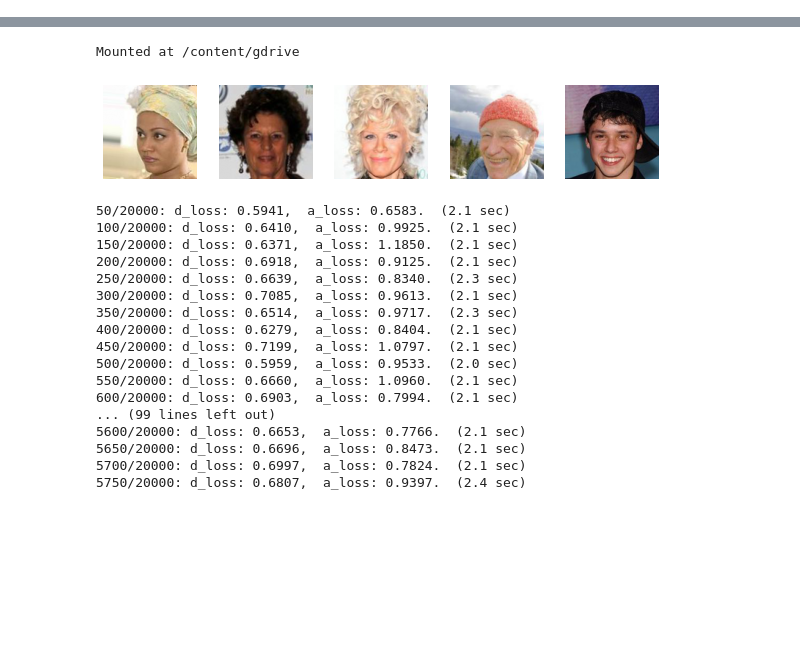
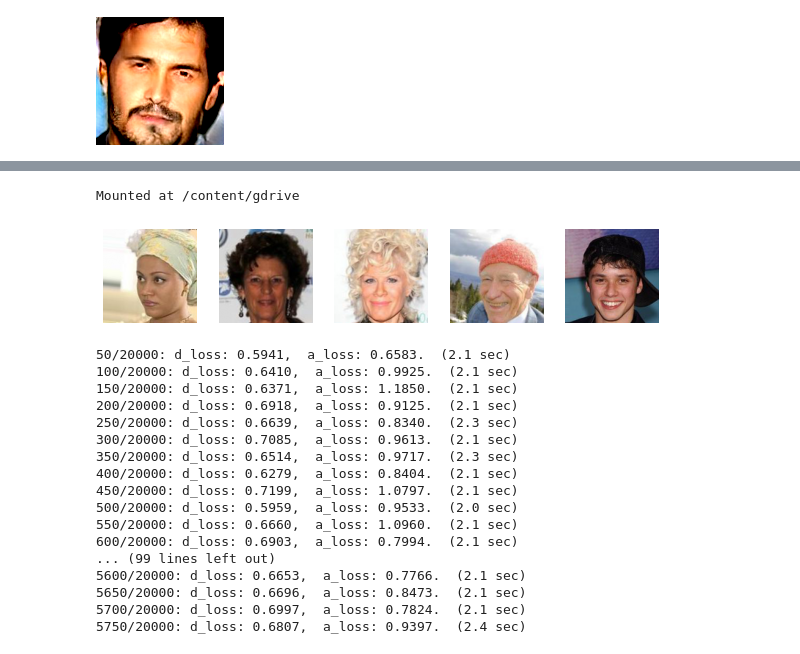
Before and after one commit to GrueneKatze/GANs, a Jupyter notebook: Face_generation.ipynb, the cells around one changed output, grey strips where cells are left out. Drawn from its saved outputs; the diff is of its cells as text; code cells hidden in the pictures; blank space fills up the shorter version.

```diff
--- a/Face_generation.ipynb
+++ b/Face_generation.ipynb
@@ -2,0 +86,21 @@
+# %%
+progan = hub.load("https://tfhub.dev/google/progan-128/1").signatures['default']
+# %%
+def interpolate_between_vectors():
+  v1 = tf.random.normal([latent_dim])
+  v2 = tf.random.normal([latent_dim])
+
+  # Creates a tensor with 200 steps of interpolation between v1 and v2.
+  vectors = interpolate_hypersphere(v1, v2, 200)
+
+  # Uses module to generate images from the latent space.
+  interpolated_images = progan(vectors)['default']
+
+  return interpolated_images
+
+interpolated_images = interpolate_between_vectors()
+#animate(interpolated_images)
+# %%
+display_image(interpolated_images[180])
+# %% [output]
+[figure, added]
```
Also changed, not shown: parts of 10 cells of this notebook.
